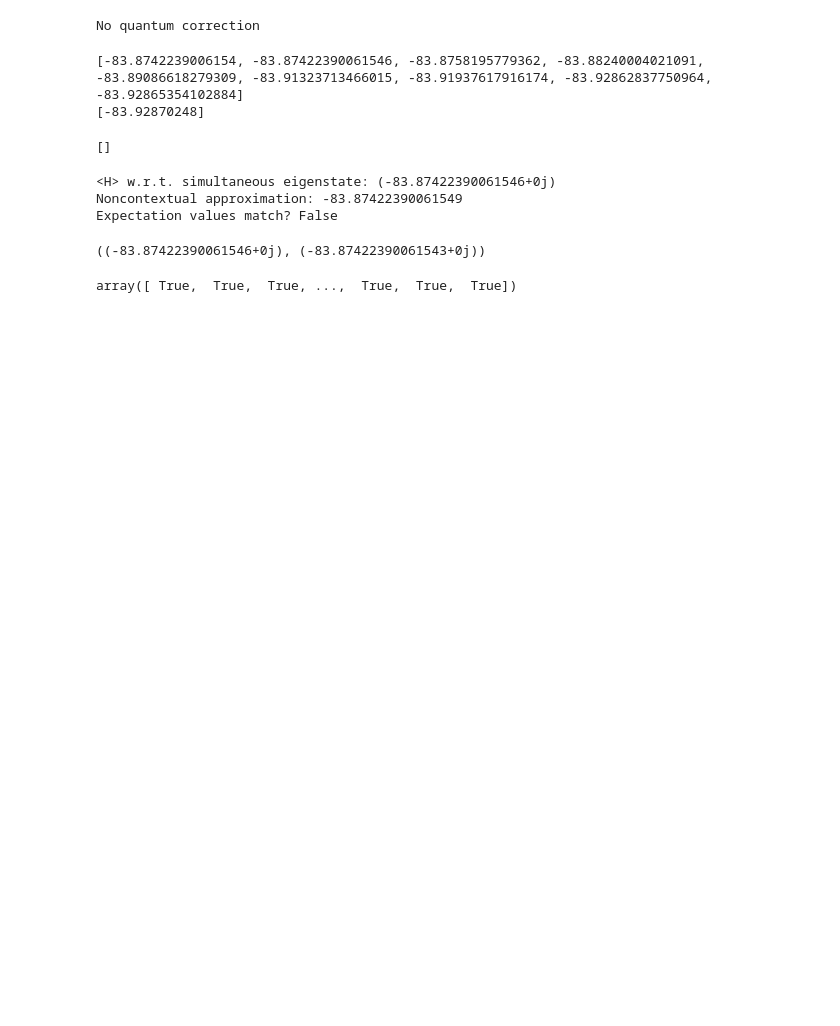
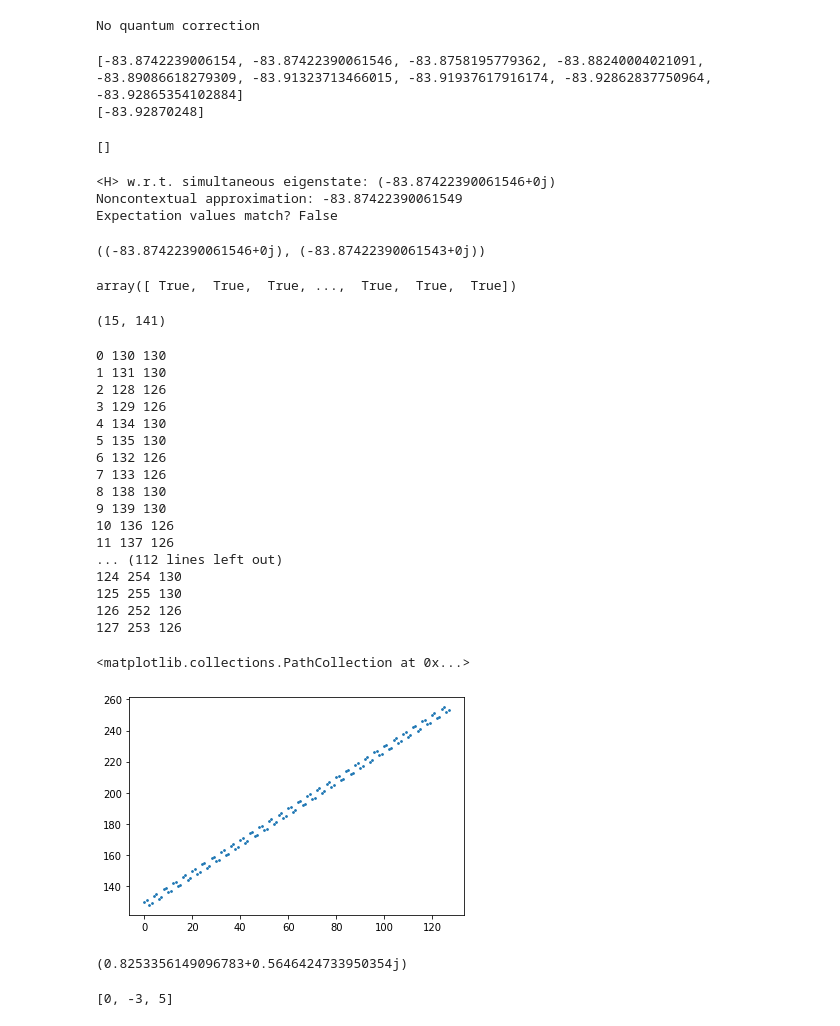
Before and after one commit to wmkirby1/CS-VQE, a Jupyter notebook: Epistemic State Sampling 2.ipynb, the cells around one changed output. Saved outputs shown, nothing was run; the diff lists cells and outputs as text; code cells hidden in the pictures; blank space fills up the shorter version.

```diff
--- a/Epistemic State Sampling 2.ipynb
+++ b/Epistemic State Sampling 2.ipynb
@@ -484,3 +582,10 @@ rot_psi.dot(rot_H.matvec(rot_psi)), psi.dot(H.matvec(psi))
 # %%
 # %% [output]
 array([ True,  True,  True, ...,  True,  True,  True])
+# %%
+def bin_to_int(bits):
+    if type(bits) == str:
+        bits = [int(b) for b in bits]
+    for index, b in enumerate(bits):
+        bits[index] = b * 2 ** (len(bits)-index-1)
+    return sum(bits)
@@ -486,0 +599,53 @@ array([ True,  True,  True, ...,  True,  True,  True])
+# %%
+bin_to_int(v1), bin_to_int(v2)
+# %% [output]
+(15, 141)
+# %%
+import itertools
+from matplotlib import pyplot as plt
+
+B = list(itertools.product([0,1], repeat=8))
+
+X=[]
+Y=[]
+
+for b1 in B[0:128]:
+    b1 = list(b1)
+    b2 = deepcopy(b1)
+    b2[0] = (b2[0]+1)%2
+    b2[6] = (b2[6]+1)%2
+    i1 = bin_to_int(b1)
+    i2 = bin_to_int(b2)
+    X.append(i1)
+    Y.append(i2)
+    print(i1, i2, i2-i1)
+
+plt.scatter(X, Y, s=3)
+# %% [output]
+0 130 130
+1 131 130
+2 128 126
+3 129 126
+4 134 130
+5 135 130
+6 132 126
+7 133 126
+8 138 130
+9 139 130
+10 136 126
+11 137 126
+... (112 lines left out)
+124 254 130
+125 255 130
+126 252 126
+127 253 126
+<matplotlib.collections.PathCollection at 0x...>
+[figure, added]
+# %%
+np.exp(0.6*1j)
+# %% [output]
+(0.8253356149096783+0.5646424733950354j)
+# %%
+sorted([0, 5, -3], key=abs)
+# %% [output]
+[0, -3, 5]
```
Also changed, not shown: parts of 18 cells of this notebook, 1 other file.
